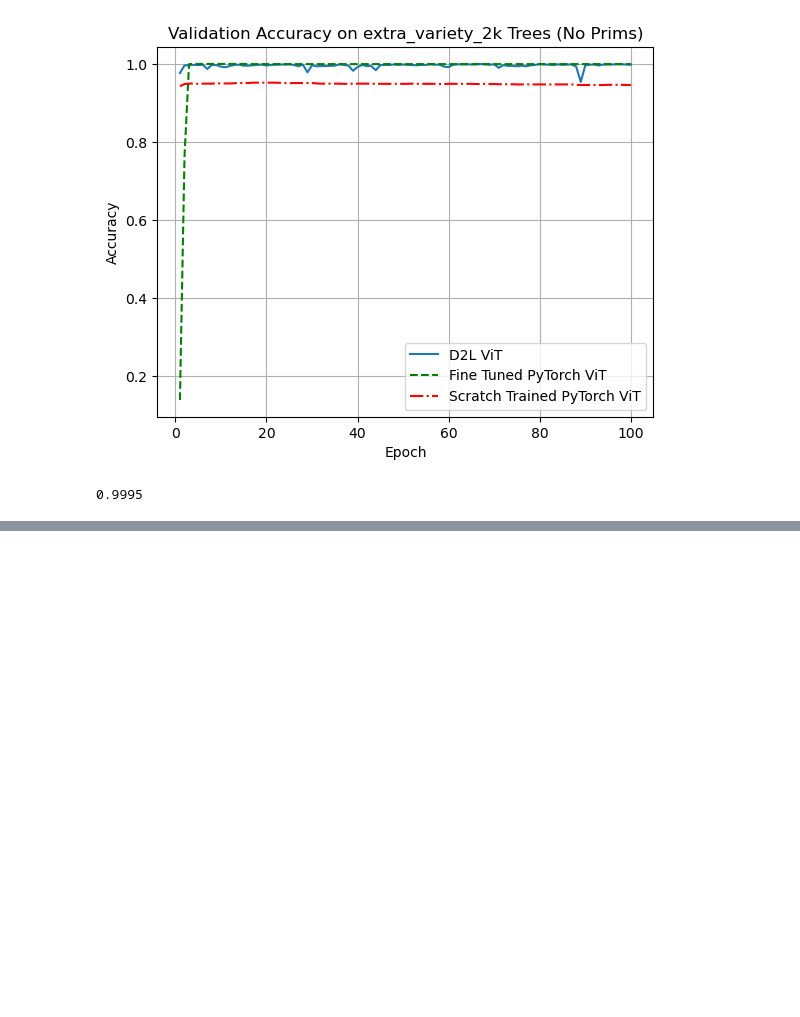
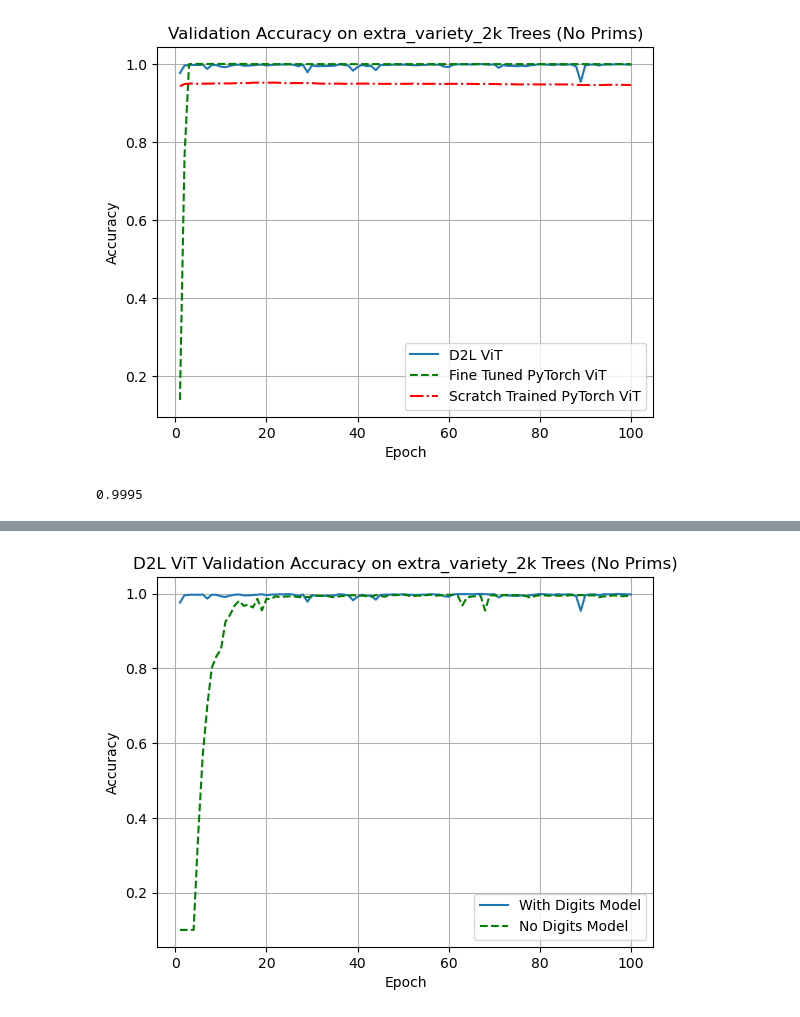
Before and after one commit to ChamiLamelas/Tufts-CS137-FinalProject, a Jupyter notebook: src/Plots.ipynb, the cells around one changed output, grey strips where cells are left out. Cells and saved outputs as stored; diff of their text form; code cells hidden in the pictures; blank space fills up the shorter version.

```diff
--- a/src/Plots.ipynb
+++ b/src/Plots.ipynb
@@ -150,0 +172,13 @@ np.max(d2l_tree_noprims_val)
+# %%
+plt.figure()
+plt.plot(epochs, d2l_tree_noprims_val, label='With Digits Model')
+plt.plot(epochs, d2l_tree_scratchval, 'g--', label='No Digits Model')
+plt.xlabel('Epoch')
+plt.ylabel('Accuracy')
+plt.grid()
+plt.legend()
+plt.title('D2L ViT Validation Accuracy on extra_variety_2k Trees (No Prims)')
+plt.savefig(os.path.join('..', 'plots', 'd2l_tree_val_acc_noprims.png'))
+plt.show()
+# %% [output]
+[figure, added]
```
Also changed, not shown: parts of 9 cells of this notebook, 34 other files.
